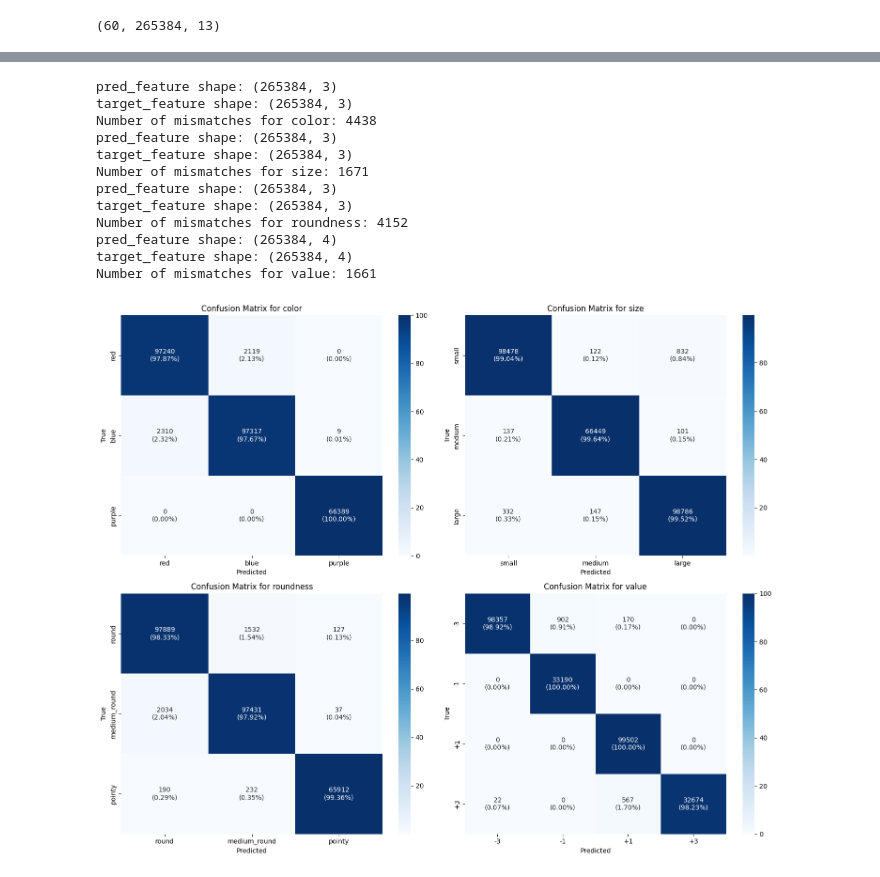
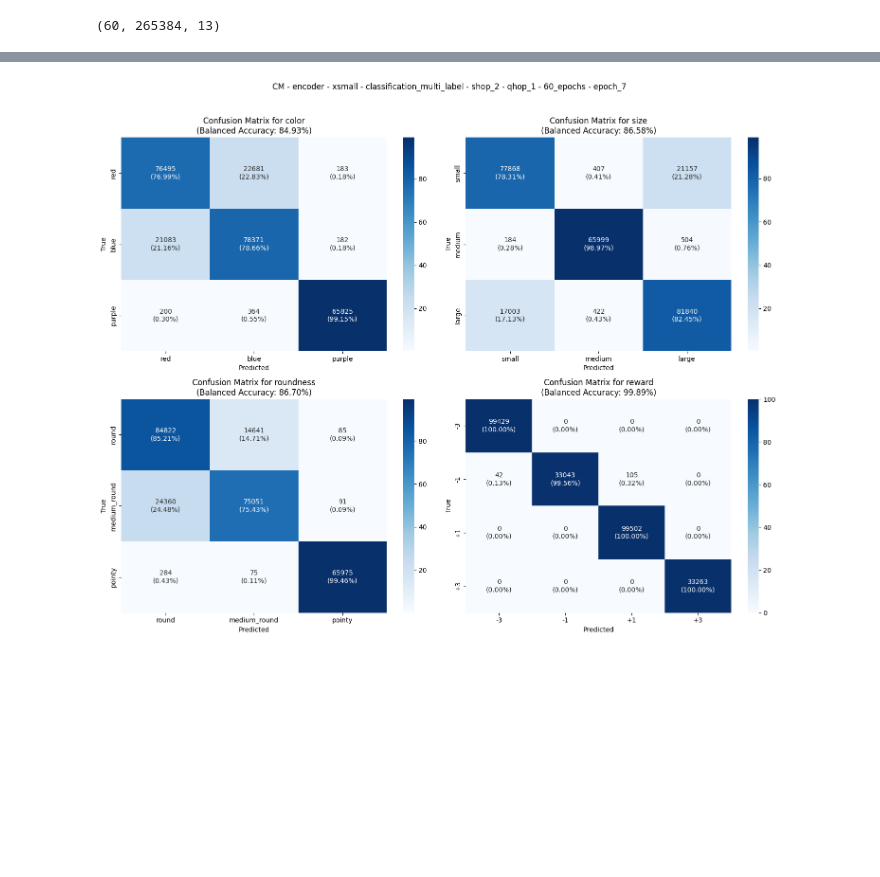
Before and after one commit to simpleParadox/alchemy_latent_structure, a Jupyter notebook: src/notebooks/inspect_predictions.ipynb, the cells around one changed output, grey strips where cells are left out. Cells and saved outputs as stored; diff of their text form; code cells hidden in the pictures; blank space fills up the shorter version.

Commit message:
Adding balanced accuracy (average recall) to the confusion matrices

```diff
--- a/src/notebooks/inspect_predictions.ipynb
+++ b/src/notebooks/inspect_predictions.ipynb
@@ -13,6 +13,7 @@ task_type = 'classification_multi_label'
 shop = '2'
 qhop = '1'
 seed_list = [0]
+epoch_num = 7
 
 file_path = f'{base_path}{model_size}/{architecture}/{task_type}/shop_{shop}_qhop_{qhop}/'
 # %%
@@ -123,8 +124,8 @@ I should also say that predictions_list, and targets_list have 60 elements - eac
 Only consider the last epoch for the confusion matrix because that's where the model training stopped.
 # %%
 # Get the last epoch's predictions and targets
-last_epoch_predictions = predictions_list[-1]
-last_epoch_targets = targets_list[-1]
+last_epoch_predictions = predictions_list[epoch_num - 1]
+last_epoch_targets = targets_list[epoch_num - 1]
 
 
 # Define feature slices and names
@@ -132,68 +133,57 @@ feature_slices = {
     'color': slice(0, 3),
     'size': slice(3, 6),
     'roundness': slice(6, 9),
-    'value': slice(9, 13)
+    'reward': slice(9, 13)
 }
 
 feature_names = {
     'color': ['red', 'blue', 'purple'],
     'size': ['small', 'medium', 'large'],
     'roundness': ['round', 'medium_round', 'pointy'],
-    'value': ['-3', '-1', '+1', '+3']
+    'reward': ['-3', '-1', '+1', '+3']
 }
 
 # Plot confusion matrix for each feature
 fig, axes = plt.subplots(2, 2, figsize=(15, 12))
 axes = axes.flatten()
 
 for i, (feature, feature_slice) in enumerate(feature_slices.items()):
     pred_feature = last_epoch_predictions[:, feature_slice]
     target_feature = last_epoch_targets[:, feature_slice]
 
-    print("pred_feature shape:", pred_feature.shape)
-    print("target_feature shape:", target_feature.shape)
-
     pred_labels = np.argmax(pred_feature, axis=1)
     target_labels = np.argmax(target_feature, axis=1)
 
-    # Count the number of mismatches for the current feature
-    mismatches_feature = np.sum(pred_labels != target_labels)
-    print(f"Number of mismatches for {feature}: {mismatches_feature}")
+    cm = confusion_matrix(target_labels, pred_labels)
 
+    with np.errstate(divide='ignore', invalid='ignore'): # Handle cases with no true samples for a class
+        recalls = np.diag(cm) / np.sum(cm, axis=1)
+        recalls[np.isnan(recalls)] = 0 # If a class has 0 samples, its recall is 0
+    balanced_accuracy = np.mean(recalls) * 100
 
-    cm = confusion_matrix(target_labels, pred_labels)
-    cm_percentage = cm / cm.sum(axis=1, keepdims=True) * 100  # Calculate percentage values
+    cm_percentage = cm / cm.sum(axis=1, keepdims=True) * 100
+    print("Total sum of the confusion matrix:", cm.sum())
 
     # Combine raw values and percentages into a single string for annotation
     annotations = np.empty_like(cm, dtype=object)
     for row in range(cm.shape[0]):
         for col in range(cm.shape[1]):
             annotations[row, col] = f"{cm[row, col]}\n({cm_percentage[row, col]:.2f}%)"
 
     sns.heatmap(cm_percentage, annot=annotations, fmt='', cmap='Blues',
                 xticklabels=feature_names[feature],
                 yticklabels=feature_names[feature],
                 ax=axes[i])
-    axes[i].set_title(f'Confusion Matrix for {feature}')
+
+    axes[i].set_title(f'Confusion Matrix for {feature}\n(Balanced Accuracy: {balanced_accuracy:.2f}%)')
+
     axes[i].set_xlabel('Predicted')
     axes[i].set_ylabel('True')
 
 
-title = f"CM - {architecture} - {model_size} - {task_type} - shop_{shop} - qhop_{qhop} - {epochs}_epochs - last_epoch"
-plt.title("Confusion matrix")
-plt.tight_layout()
+title = f"CM - {architecture} - {model_size} - {task_type} - shop_{shop} - qhop_{qhop} - {epochs}_epochs - epoch_{epoch_num}"
+fig.suptitle(title)
+plt.tight_layout(rect=[0, 0, 1, 0.96]) # Adjust rect to make space for suptitle
 plt.show()
 # %% [output]
-pred_feature shape: (265384, 3)
-target_feature shape: (265384, 3)
-Number of mismatches for color: 4438
-pred_feature shape: (265384, 3)
-target_feature shape: (265384, 3)
-Number of mismatches for size: 1671
-pred_feature shape: (265384, 3)
-target_feature shape: (265384, 3)
-Number of mismatches for roundness: 4152
-pred_feature shape: (265384, 4)
-target_feature shape: (265384, 4)
-Number of mismatches for value: 1661
-[figure, old version]
+[figure, new version]
```
